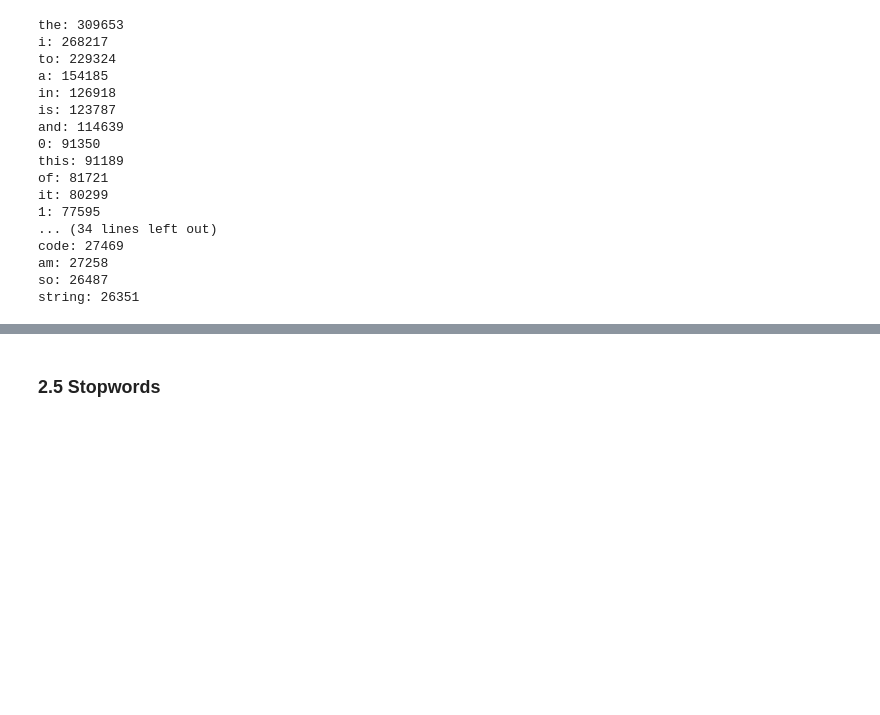
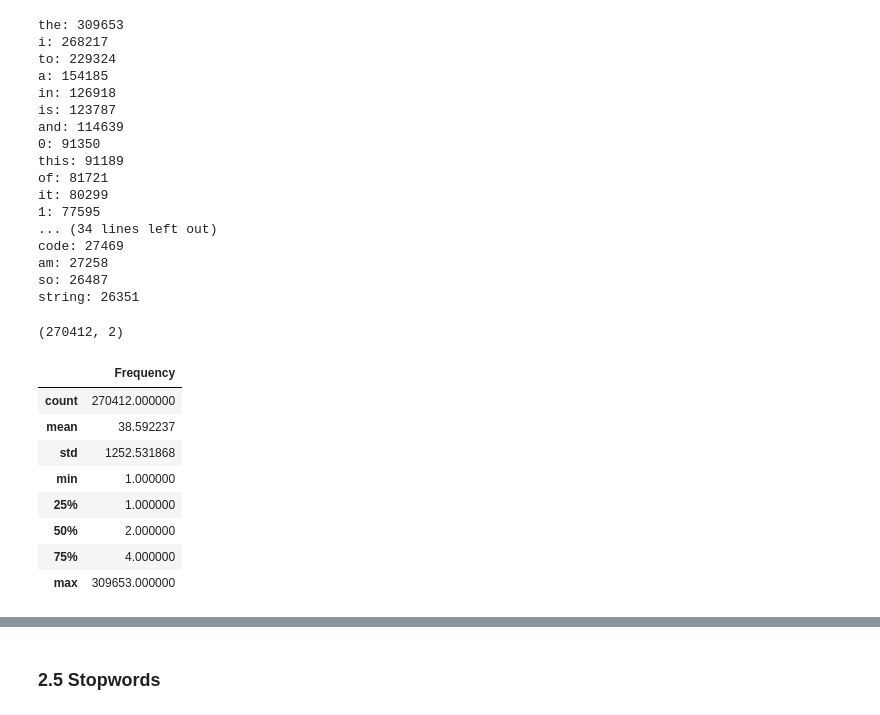
Before and after one commit to Kiwinokoto/ML_student, a Jupyter notebook: notebooks/Oudelet_Kevin_1_notebook_exploration_271123.ipynb, the cells around one changed output, grey strips where cells are left out. Saved outputs shown, nothing was run; the diff lists cells and outputs as text; code cells hidden in the pictures; blank space fills up the shorter version.

```diff
--- a/notebooks/Oudelet_Kevin_1_notebook_exploration_271123.ipynb
+++ b/notebooks/Oudelet_Kevin_1_notebook_exploration_271123.ipynb
@@ -758,10 +760,24 @@ string: 26351
 # %%
 # Visualisons
 
 df_freq = pd.DataFrame(list(token_frequencies_dict.items()), columns=['Token', 'Frequency'])
 
 # Sort the DataFrame by frequency in descending order
 df_freq = df_freq.sort_values(by='Frequency', ascending=False)
+
+print(df_freq.shape)
+df_freq.describe()
+# %% [output]
+(270412, 2)
+|  | Frequency |
+| count | 270412.000000 |
+| mean | 38.592237 |
+| std | 1252.531868 |
+| min | 1.000000 |
+| 25% | 1.000000 |
+| 50% | 2.000000 |
+| 75% | 4.000000 |
+| max | 309653.000000 |
 # %%
 # Plot the distribution using Plotly
 
```
Also changed, not shown: parts of 46 cells of this notebook.
